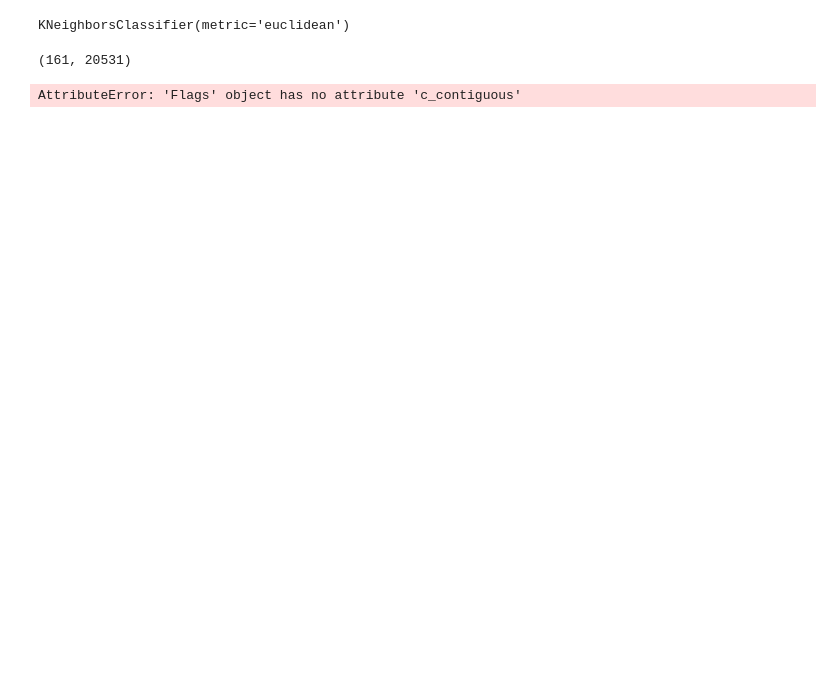
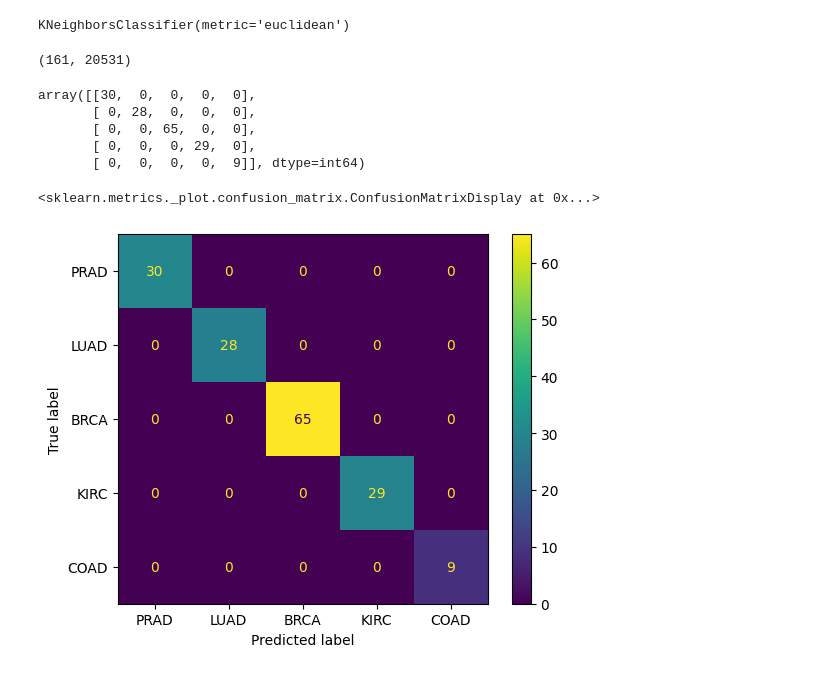
Before and after one commit to xenia-d/Pattern-Recognition-Gr7, a Jupyter notebook: Assignment-2/knn_classification_genes.ipynb, the cells around one changed output. Cells and saved outputs as stored; diff of their text form; code cells hidden in the pictures; blank space fills up the shorter version.

Commit message:
visualise confusion matrix

```diff
--- a/Assignment-2/knn_classification_genes.ipynb
+++ b/Assignment-2/knn_classification_genes.ipynb
@@ -23,7 +24,18 @@ KNeighborsClassifier(metric='euclidean')
 print(X_test.shape)
 y_pred = knn.predict(X_test)
 
-cm= confusion_matrix(y_test, y_pred)
+cm= confusion_matrix(y_test, y_pred, labels=labels['Class'].unique())
+cm
 # %% [output]
 (161, 20531)
-AttributeError: 'Flags' object has no attribute 'c_contiguous'
+array([[30,  0,  0,  0,  0],
+       [ 0, 28,  0,  0,  0],
+       [ 0,  0, 65,  0,  0],
+       [ 0,  0,  0, 29,  0],
+       [ 0,  0,  0,  0,  9]], dtype=int64)
+# %%
+disp = ConfusionMatrixDisplay(cm, display_labels=labels['Class'].unique())
+disp.plot()
+# %% [output]
+<sklearn.metrics._plot.confusion_matrix.ConfusionMatrixDisplay at 0x...>
+[figure, added]
```
Also changed, not shown: parts of 1 cell of this notebook.
